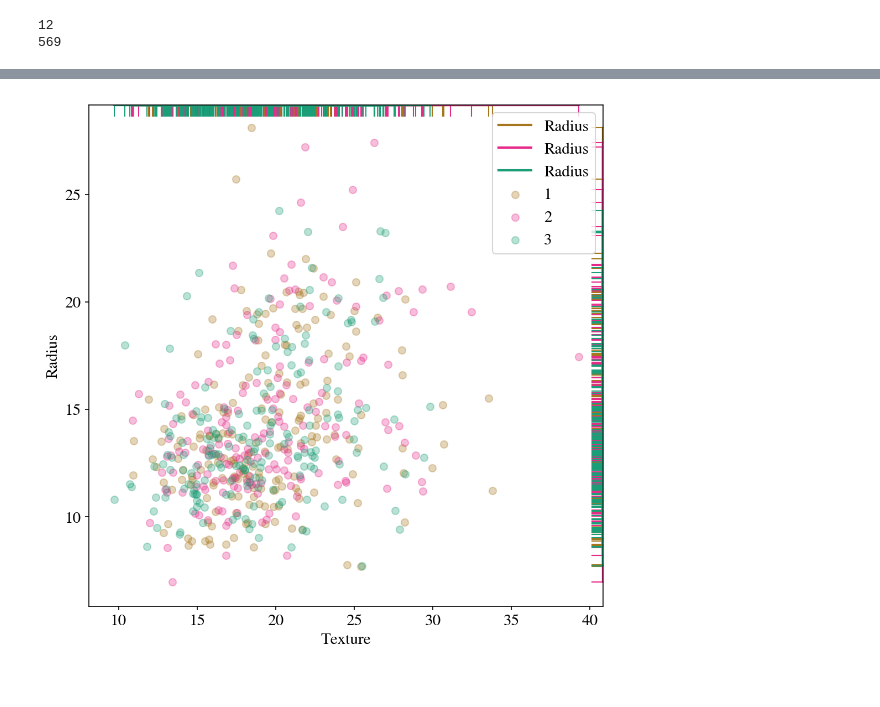
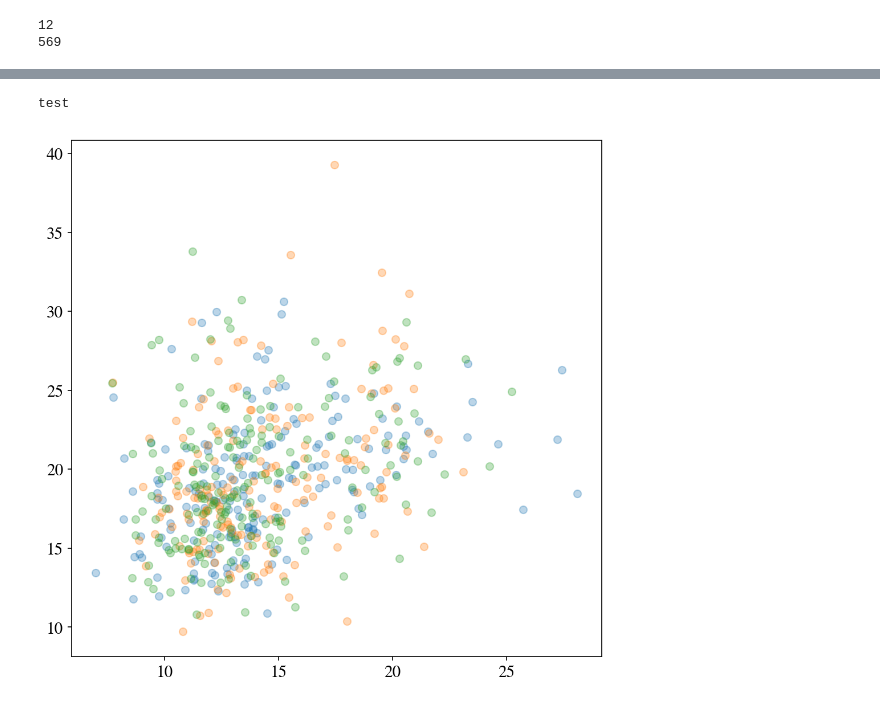
Before and after one commit to jcstumpf/jcstumpf.github.io, a Jupyter notebook: Assignments/HW2_Stumpf.ipynb, the cells around one changed output, grey strips where cells are left out. Cells and saved outputs as stored; diff of their text form; code cells hidden in the pictures.

```diff
--- a/Assignments/HW2_Stumpf.ipynb
+++ b/Assignments/HW2_Stumpf.ipynb
@@ -408,7 +408,7 @@ warnings.filterwarnings('ignore', message='Polyfit*')
 import random
 import copy
 def scatter_by(df, scatterx, scattery, by=None, figure=None, axes=None, labeler={}, mfunc=None, setupfunc=None, mms=8):
-    cs=copy.deepcopy(colorscale.mpl_colors)
+    #cs=copy.deepcopy(colorscale.mpl_colors)
     if not figure:
         figure=plt.figure(figsize=(8,8))
     if not axes:
@@ -416,8 +416,8 @@ def scatter_by(df, scatterx, scattery, by=None, figure=None, axes=None, labeler=
     x=df[scatterx]
     y=df[scattery]
     if not by:
-        col=random.choice(cs)
-        axes.scatter(x, y, cmap=colorscale, c=col)
+        #col=random.choice(cs)
+        axes.scatter(x, y, cmap=colorscale)
         if setupfunc:
             axeslist=setupfunc(axes, figure)
         else:
@@ -437,9 +437,9 @@ def scatter_by(df, scatterx, scattery, by=None, figure=None, axes=None, labeler=
             y=g[scattery]
             xs[k]=x
             ys[k]=y
-            c=colorscale.mpl_colormap(col)
-            cold[k]=c
-            axes.scatter(x, y, c=c, label=labeler.get(k,k), s=40, alpha=0.3);
+            #c=colorscale.mpl_colormap(col)
+            #cold[k]=c
+            axes.scatter(x, y, label=labeler.get(k,k), s=40, alpha=0.3);
             xlimsd[k]=axes.get_xlim()
             ylimsd[k]=axes.get_ylim()
         xlims=[min([xlimsd[k][0] for k in xlimsd.keys()]), max([xlimsd[k][1] for k in xlimsd.keys()])]
@@ -450,11 +450,11 @@ def scatter_by(df, scatterx, scattery, by=None, figure=None, axes=None, labeler=
             axeslist=setupfunc(axes, figure)
         else:
             axeslist=[axes]
-        if mfunc:
-            for k in xs.keys():
-                mfunc(axeslist,xs[k],ys[k],color=cold[k], mms=mms);
-    axes.set_xlabel(scatterx);
-    axes.set_ylabel(scattery);
+#         if mfunc:
+#             for k in xs.keys():
+#                 mfunc(axeslist,xs[k],ys[k],color=cold[k], mms=mms);
+#     axes.set_xlabel(scatterx);
+#     axes.set_ylabel(scattery);
 
     return axes
 
@@ -524,8 +524,14 @@ Index(['ID_Number', 'Diagnosis', 'Radius', 'Texture', 'Perimeter', 'Area', 'Smoo
 Name: Class, Length: 569, dtype: int32
 # %%
 #Instruction5: Choose three different features in your dataset and cluster them by the randomNumCol
+akeys=[1,2,3]
+avals = ['Area', 'Smoothness', 'Compactness']
+amap = {e[0]:e[1] for e in zip(akeys,avals)}
+ax=scatter_by(df,'Radius','Texture',by='Class',labeler=amap,mfunc=make_rug,mms=20)
+print('test')
 # %% [output]
+test
-[figure, old version]
+[figure, new version]
 # %%
 #Instructin6: Add plotting settings
 from matplotlib.colors import ListedColormap
```
Also changed, not shown: parts of 10 cells of this notebook.
